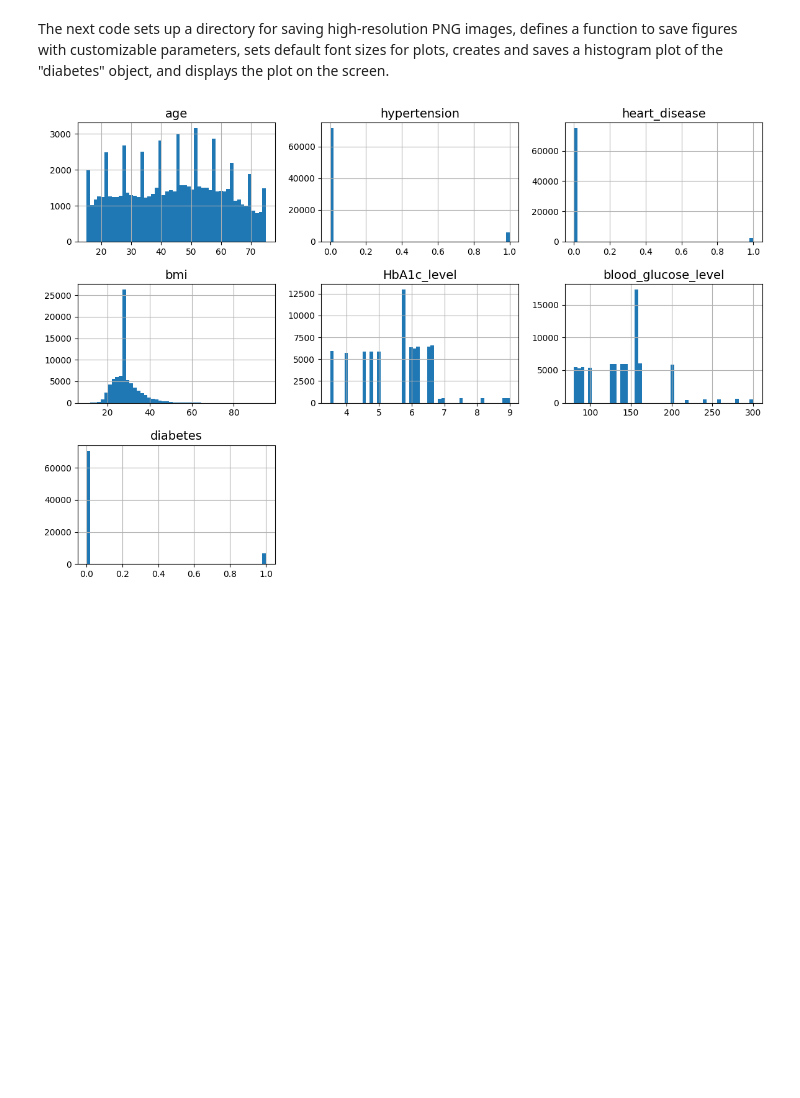
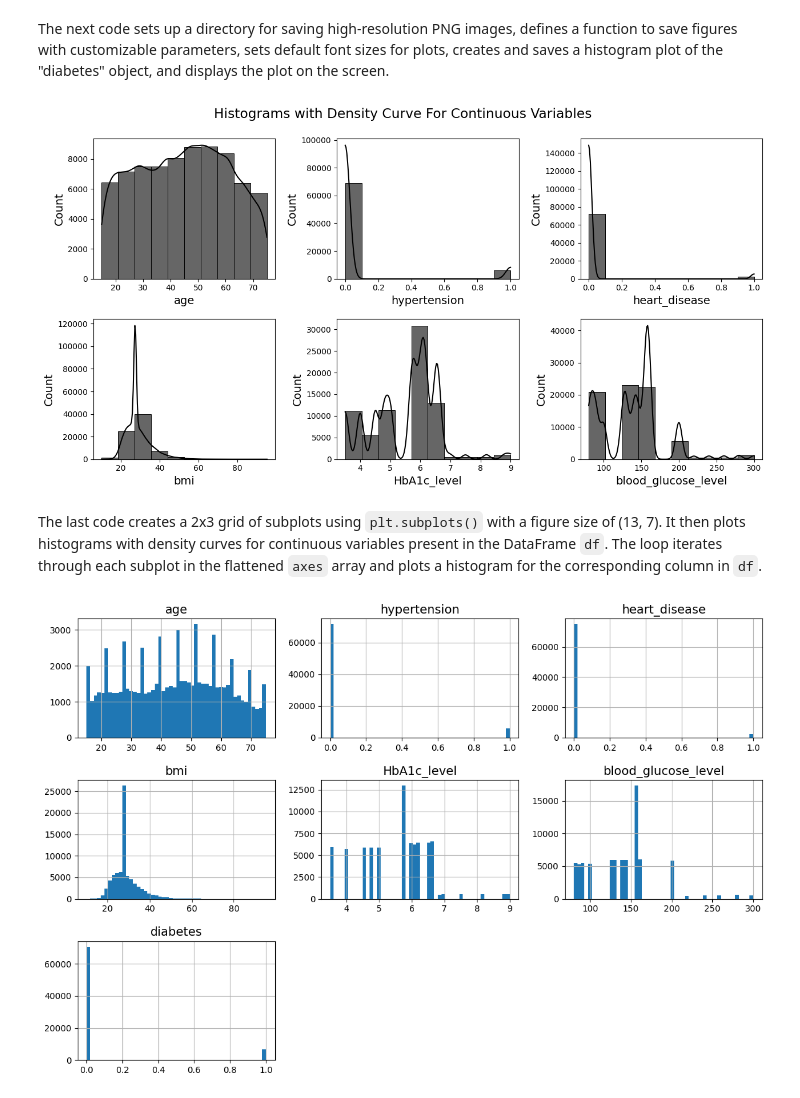
Before and after one commit to CarlosLeonel89/IA-ML-PROJECT-Detection-Disease, a Jupyter notebook: 1_EDA_MODEL.ipynb, the cells around one changed output. Saved outputs shown, nothing was run; the diff lists cells and outputs as text; code cells hidden in the pictures; blank space fills up the shorter version.

```diff
--- a/1_EDA_MODEL.ipynb
+++ b/1_EDA_MODEL.ipynb
@@ -220,5 +233,37 @@ plt.show()
 # %% [markdown]
 The next code sets up a directory for saving high-resolution PNG images, defines a function to save figures with customizable parameters, sets default font sizes for plots, creates and saves a histogram plot of the "diabetes" object, and displays the plot on the screen.
+# %%
+# extra code – code to save the figures as high-res PNGs for the book
+
+IMAGES_PATH = Path() / "images" / "end_to_end_project"
+IMAGES_PATH.mkdir(parents=True, exist_ok=True)
+
+def save_fig(fig_id, tight_layout=True, fig_extension="png", resolution=300):
+    path = IMAGES_PATH / f"{fig_id}.{fig_extension}"
+    if tight_layout:
+        plt.tight_layout()
+    plt.savefig(path, format=fig_extension, dpi=resolution)
+
+# extra code – the next 5 lines define the default font sizes
+plt.rc('font', size=14)
+plt.rc('axes', labelsize=14, titlesize=14)
+plt.rc('legend', fontsize=14)
+plt.rc('xtick', labelsize=10)
+plt.rc('ytick', labelsize=10)
+
+fig, axes = plt.subplots(nrows=2, ncols=3, figsize=(13, 7))
+
+for i, ax in enumerate(axes.flatten()):
+    sns.histplot(df[con_cols[i]], bins=10, kde=True, ax=ax, color="black", edgecolor='k', linewidth=0.7, alpha=0.6)
+
+fig.suptitle("Histograms with Density Curve For Continuous Variables")
+plt.tight_layout()
+save_fig("continuous_variable_histograms")  # Saving the figure as high-res PNG
+plt.show()
+# %% [output]
+[figure, added]
+# %% [markdown]
+The last code creates a 2x3 grid of subplots using `plt.subplots()` with a figure size of (13, 7). It then plots histograms with density curves for continuous variables present in the DataFrame `df`. The loop iterates through each subplot in the flattened `axes` array and plots a histogram for the corresponding column in `df`.
 # %%
  # extra code – code to save the figures as high-res PNGs for the book
 
```
Also changed, not shown: parts of 14 cells of this notebook.
